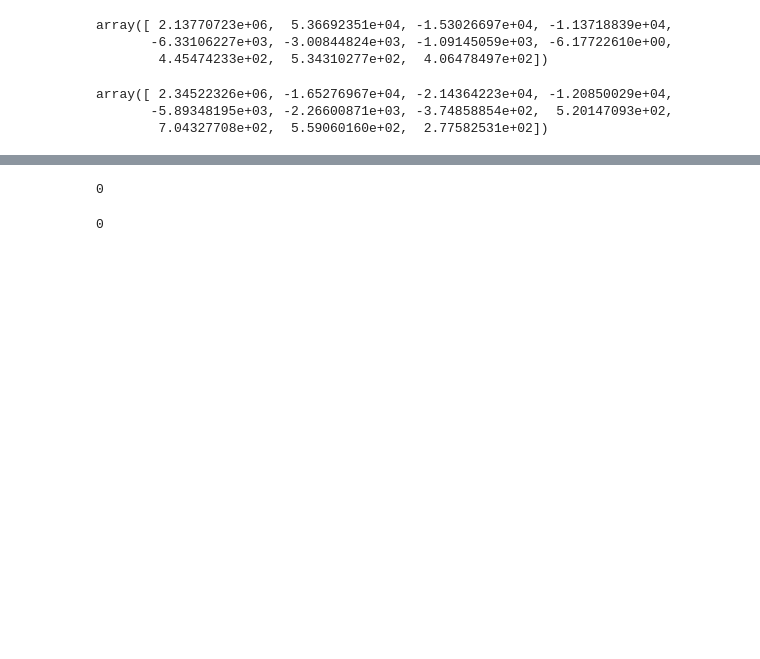
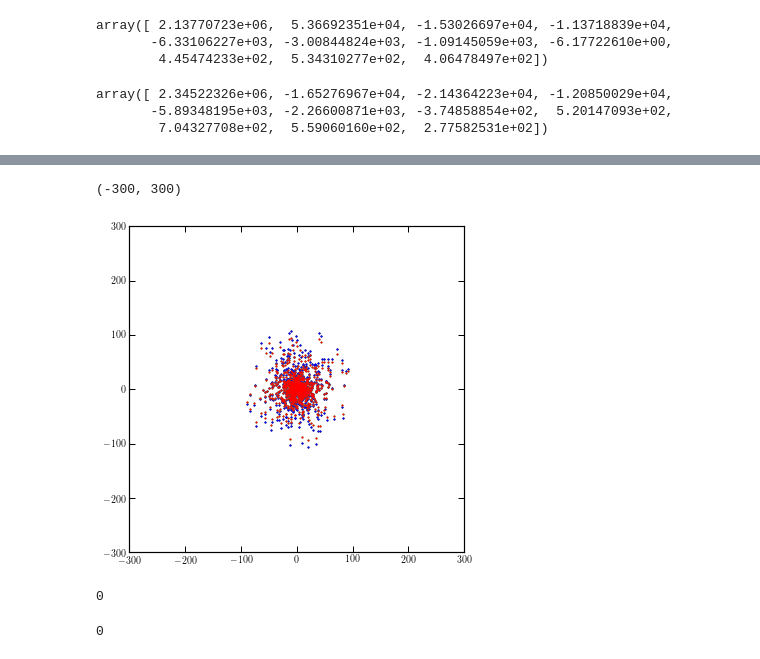
Before and after one commit to jngaravitoc/MW-LMC-SCF, a Jupyter notebook: code/halo_shape/triaxial_halos.ipynb, the cells around one changed output, grey strips where cells are left out. Cells and saved outputs as stored; diff of their text form; code cells hidden in the pictures; blank space fills up the shorter version.

```diff
--- a/code/halo_shape/triaxial_halos.ipynb
+++ b/code/halo_shape/triaxial_halos.ipynb
@@ -214,3 +253,15 @@ xyz_t3 = asana_halo(xyz, 0.7, 0.8)
+# %%
+figure(figsize=(6,6))
+scatter(xyz_t1[:1000,0], xyz_t1[:1000,1], s=1, c='k')
+scatter(xyz_t2[:1000,0], xyz_t2[:1000,1], s=1, c='b')
+scatter(xyz_t3[:1000,0], xyz_t3[:1000,1], s=1, c='C2')
+scatter(xyz_t4[:1000,0], xyz_t4[:1000,1], s=1, c='r')
+
+xlim(-300, 300)
+ylim(-300, 300)
+# %% [output]
+(-300, 300)
+[figure, added]
 # %%
 savetxt?
 # %%
```
Also changed, not shown: parts of 16 cells of this notebook.
